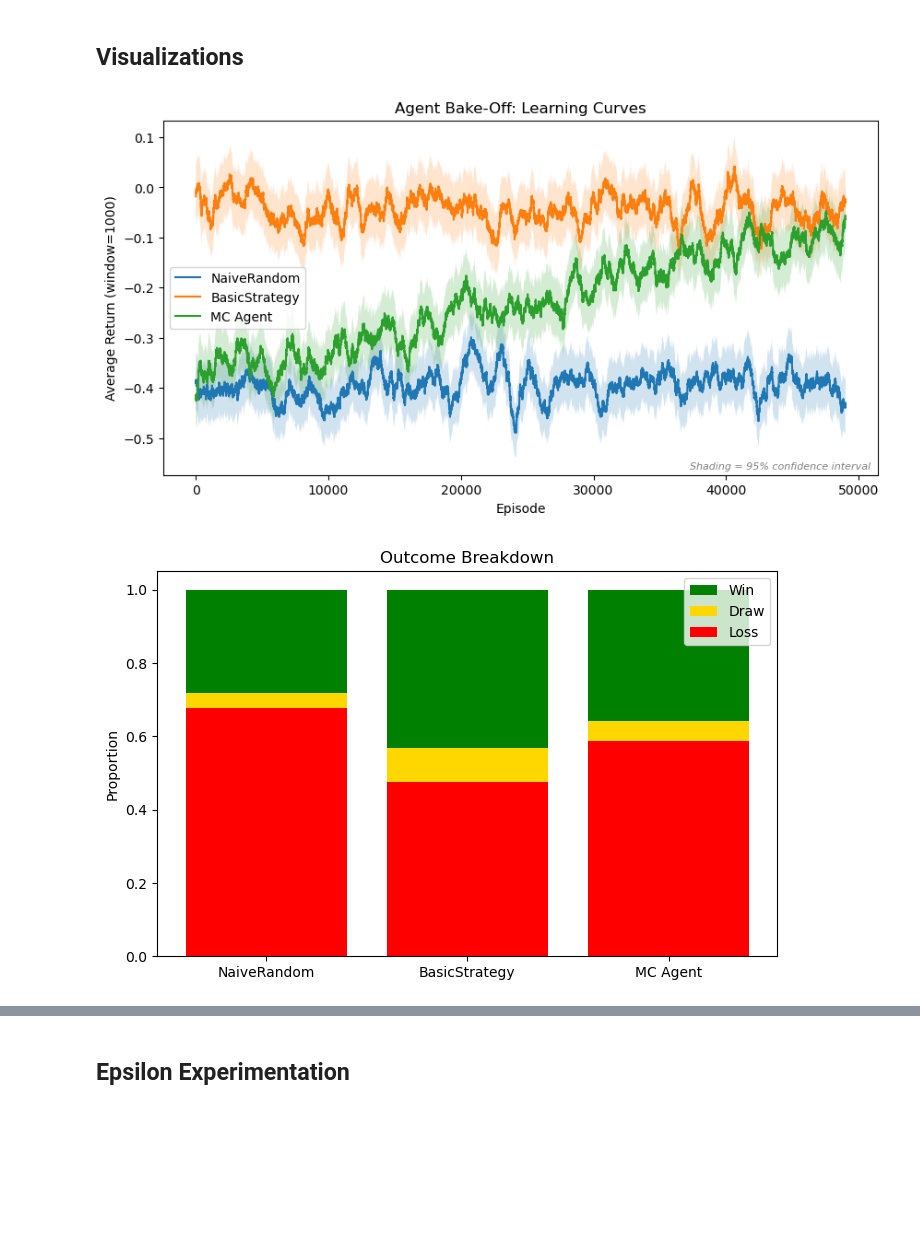
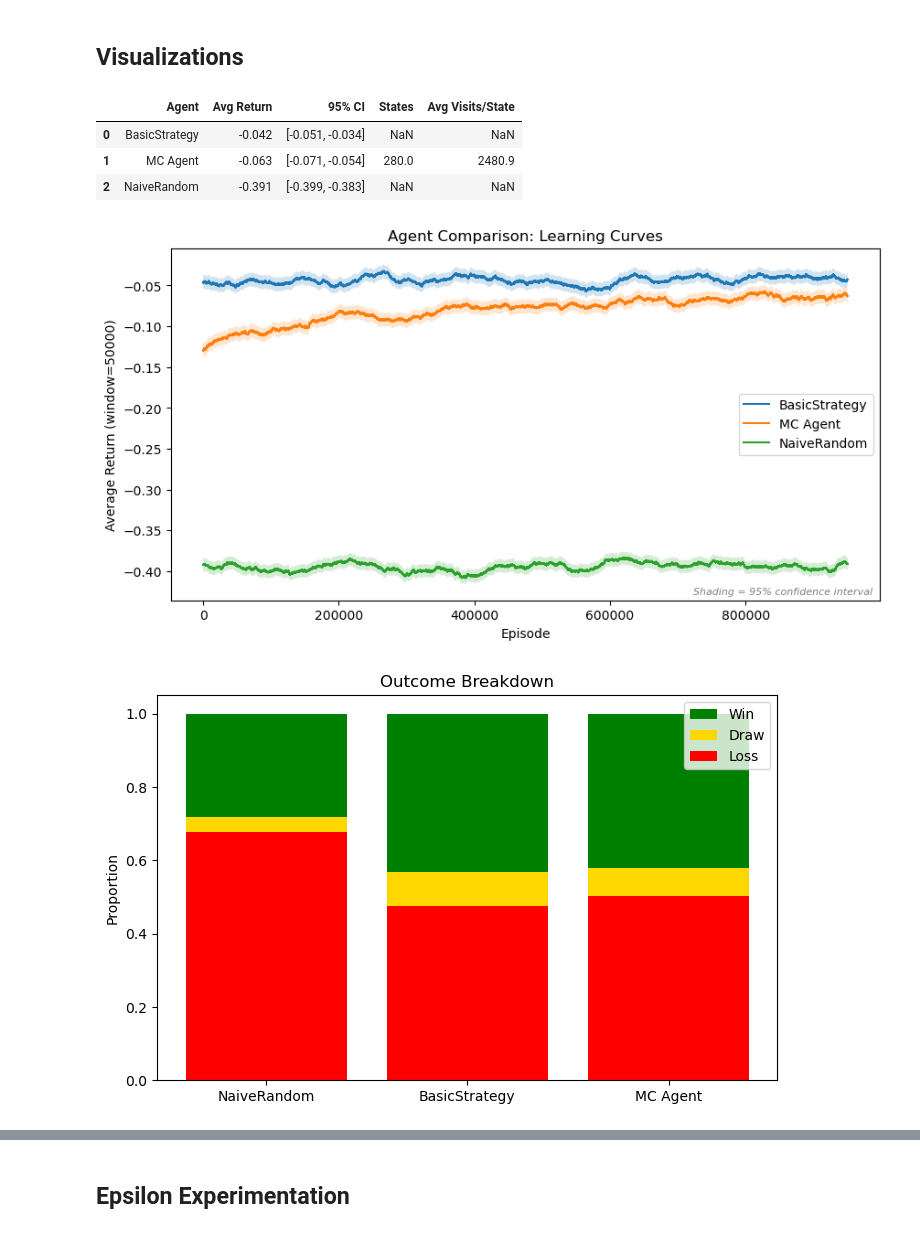
Before and after one commit to craig-rudman/MSDS684, a Jupyter notebook: W3/notebooks/development.ipynb, the cells around one changed output, grey strips where cells are left out. Cells and saved outputs as stored; diff of their text form; code cells hidden in the pictures; blank space fills up the shorter version.

```diff
--- a/W3/notebooks/development.ipynb
+++ b/W3/notebooks/development.ipynb
@@ -314,6 +349,7 @@ from naive_agent import NaiveAgent
 from basic_strategy import BasicStrategy
 from episode_runner import EpisodeRunner
 from visualizer import Visualizer
+import matplotlib.pyplot as plt
 
 env = gym.make("Blackjack-v1", sab=True)
 runner = EpisodeRunner(env)
@@ -321,8 +357,7 @@ viz = Visualizer()
 
 
 # Train MC agent
-mc_agent = BlackjackAgent(epsilon=1.0,
-                          decay_schedule=lambda eps: max(0.01, eps - 1/NUM_EPISODES))
+mc_agent = BlackjackAgent(epsilon=0.01, decay_schedule=None)
 mc_rewards = runner.run_training(mc_agent, num_episodes=NUM_EPISODES)
 
 # Run baselines
@@ -340,20 +375,24 @@ reward_series = {
     "BasicStrategy": basic_rewards,
     "MC Agent": mc_rewards,
 }
-
-fig = viz.plot_bakeoff_curves(reward_series, window_size=1_000)
-import matplotlib.pyplot as plt
-plt.show()
-
-viz.save_plot(fig, "../img/bakeoff_learning_curves.png")
+print_results(reward_series, tail=WINDOW_SIZE,
+              agents={"MC Agent": mc_agent})
 # %% [output]
-[figure, removed]
+|  | Agent | Avg Return | 95% CI | States | Avg Visits/State |
+| 0 | BasicStrategy | -0.042 | [-0.051, -0.034] | NaN | NaN |
+| 1 | MC Agent | -0.063 | [-0.071, -0.054] | 280.0 | 2480.9 |
+| 2 | NaiveRandom | -0.391 | [-0.399, -0.383] | NaN | NaN |
+# %%
+_ = viz.plot_bakeoff_curves(reward_series,
+                            title="Agent Comparison: Learning Curves",
+                            window_size=WINDOW_SIZE,
+                            save_path="../img/bakeoff_learning_curves.png")
+# %% [output]
+[figure, added]
 # %%
 # Bake-off: Outcome Breakdown (stacked bar chart)
-fig_outcomes = viz.plot_outcome_breakdown(reward_series)
-
-viz.save_plot(fig_outcomes, "../img/outcome_breakdown.png")
+fig_outcomes = viz.plot_outcome_breakdown(reward_series, save_path="../img/outcome_breakdown.png")
 # %% [output]
-[figure, old version]
+[figure, new version]
 # %%
 # MC Agent: Learning Curve
```
Also changed, not shown: parts of 21 cells of this notebook, 11 other files.
